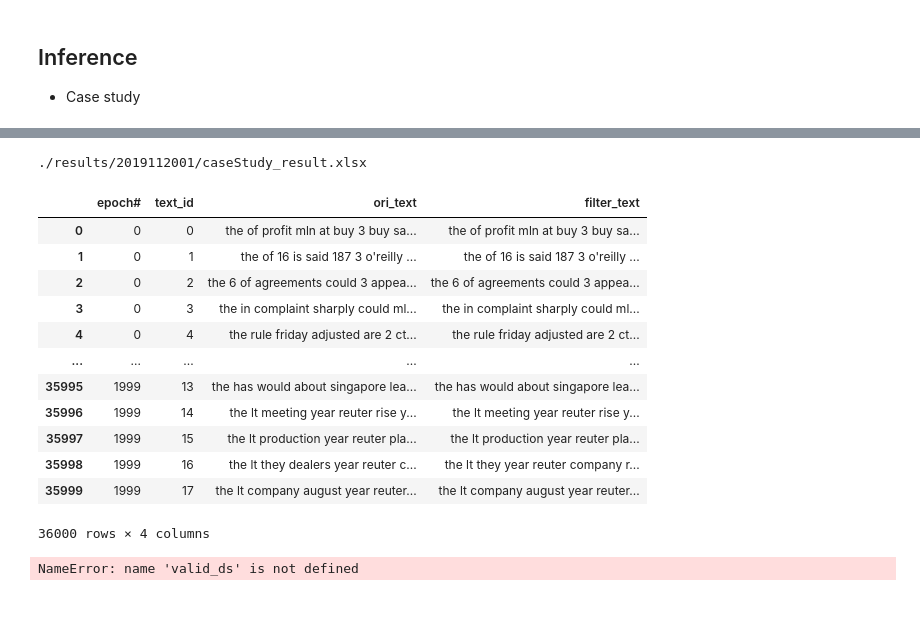
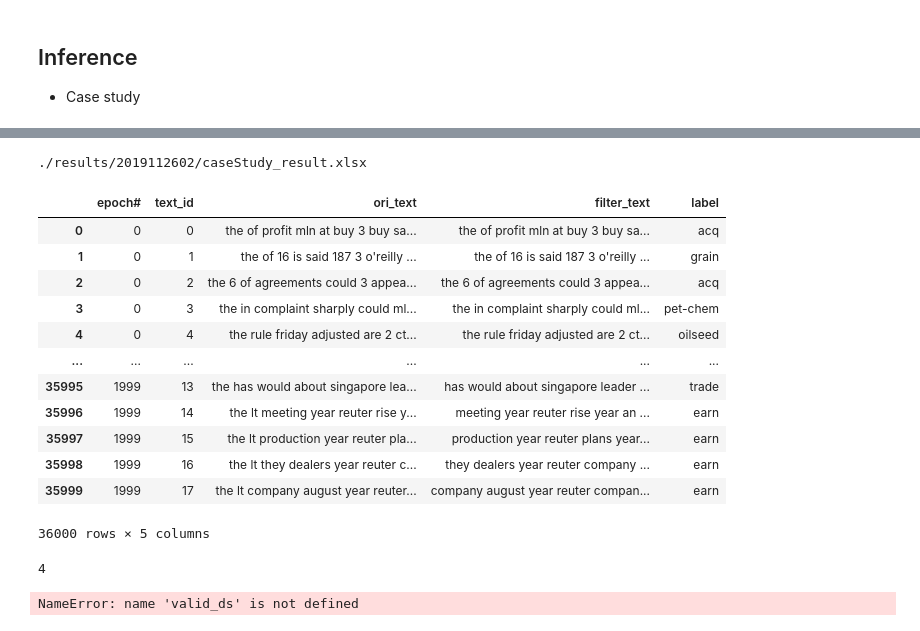
Before and after one commit to tychen5/SequenceFramework, a Jupyter notebook: 3-1.BaselineModel_Reuters.ipynb, the cells around one changed output, grey strips where cells are left out. Cells and saved outputs as stored; diff of their text form; code cells hidden in the pictures.

Commit message:
update SGD optmizer results

```diff
--- a/3-1.BaselineModel_Reuters.ipynb
+++ b/3-1.BaselineModel_Reuters.ipynb
@@ -430,7 +432,7 @@ test_ones = tf.keras.metrics.Mean(name='test_ones') #ones_num
 test_accuracy = tf.keras.metrics.SparseCategoricalAccuracy(name='test_accuracy')
 # %%
 # seperate partial model
-alpha = 0#0.000002 #pahse1: -0.1 / 0.0 ; phase2: 0.01~0.05~0.1 有1-就是希望1越多，沒1-就是希望0越多1越少
+alpha = 0.0000019#0.000002 #pahse1: -0.1 / 0.0 ; phase2: 0.01~0.05~0.1 有1-就是希望1越多，沒1-就是希望0越多1越少
 beta = 1.0 #clf loss 越大越要求分好
 gamma = 0.0 #seqloss 越大越要求連續
 #-0.001 / 1.0 / 1.0
@@ -444,7 +446,7 @@ def train_step(x,yc):
         #pred_imp3 = tf.clip_by_value(pred_imp,clip_value_max=1,clip_value_min=0)
         pred_imp2 = tf.math.round(pred_imp)
         loss1 = loss_object1(pred_imp) #有1-就是希望1越多，沒1-就是希望0越多1越少 #pahse2:alpha*loss_object1(pred_imp) ; phase1: alpha*(1-loss_object1(pred_imp))
-        pred_cat = model2(emb,pred_imp) #weight: pred_imp; 0/1: pred_imp2 #pahse1: pred_imp; phase2; pred_imp2
+        pred_cat = model2(emb,pred_imp2) #weight: pred_imp; 0/1binary: pred_imp2 。#pahse1: pred_imp; phase2; pred_imp2
         loss2 = loss_object2(yc, pred_cat)
         loss3 = 1-seq_loss(pred_imp2)
         loss = alpha*loss1 + beta*loss2 + gamma*loss3
@@ -470,7 +472,7 @@ def test_step(x,yc):
     #pred_imp3 = tf.clip_by_value(pred_imp,clip_value_max=1,clip_value_min=0)
     pred_imp2 = tf.math.round(pred_imp)
     loss1 = loss_object1(pred_imp) #phase2
-    pred_cat = model2(emb,pred_imp) #phase1: pred_imp ; phase2:pred_imp2
+    pred_cat = model2(emb,pred_imp2) #weight: pred_imp ; binary:pred_imp2
     loss2 = loss_object2(yc, pred_cat)
     loss3 = 1-seq_loss(pred_imp2)
     #t_loss = loss1 + loss2
@@ -601,7 +603,7 @@ def test_step(x,yc):
 '''
 # %%
 EPOCHS = 2000
-DateID = '2019112001'
+DateID = '2019112602'
 
 saveP1 = './model/'+DateID+'/model1'
 saveP2 = './model/'+DateID+'/model2'
@@ -621,6 +623,7 @@ test_ones_num = []
 
 int_ori_text =[]
 int_fil_text = []
+int_label = []
 # signature_dict = {'att':model1.att}
 
 gc.collect()
@@ -635,6 +638,7 @@ for epoch in range(EPOCHS):
         #test_step(test_text, test_labels) #original
     int_ori_text.append(ori.numpy())
     int_fil_text.append(fil.numpy())
+    int_label.append(test_labels.numpy())
 
     template = 'Epoch {}, Total Loss: {}, Clf Loss: {}, Filter Loss: {}, Seq Loss: {}, Accuracy Rate: {:5.2f}%, Ones Portion: {}, \
             Test_Total_Loss: {}, Test_Clf_Loss: {}, Test_Filter_Loss: {}, TEST_Seq_Loss: {}, Test_Accuracy_Rate: {:5.2f}%, Test_Ones_Portion: {}'
@@ -773,0 +746,25 @@ ID
+# %%
+labelID_dict = {'copper': 6, 'livestock': 28, 'gold': 25, 'money-fx': 19, 'ipi': 30, 'trade': 11,
+                'cocoa': 0, 'iron-steel': 31, 'reserves': 12, 'tin': 26, 'zinc': 37, 'jobs': 34,
+                'ship': 13, 'cotton': 14, 'alum': 23, 'strategic-metal': 27, 'lead': 45,
+                'housing': 7, 'meal-feed': 22, 'gnp': 21, 'sugar': 10, 'rubber': 32, 'dlr': 40,
+                'veg-oil': 2, 'interest': 20, 'crude': 16, 'coffee': 9, 'wheat': 5, 'carcass': 15,
+                'lei': 35, 'gas': 41, 'nat-gas': 17, 'oilseed': 24, 'orange': 38,
+                'heat': 33, 'wpi': 43, 'silver': 42, 'cpi': 18, 'earn': 3, 'bop': 36,
+                'money-supply': 8, 'hog': 44, 'acq': 4, 'pet-chem': 39, 'grain': 1, 'retail': 29} # 46個cat
+IDlabel_dict = {v: k for k, v in labelID_dict.items()}
+word_idx_pd = pd.DataFrame(data=word_index,index=["ID"]).T
+word_idx_pd['ori_word'] = word_idx_pd.index
+word_idx_pd = word_idx_pd.set_index(["ID"])
+print(word_idx_pd)
+
+def getKeysByValues(listOfValues,dfOfElements=word_idx_pd):
+    ori_word_li = []
+    for item in listOfValues:
+        key = item
+#         print(key)
+        if key == 0:
+            continue
+        ori_word = dfOfElements.loc[key][0]
+        ori_word_li.append(ori_word)
+    return ori_word_li
@@ -796,30 +809,34 @@ print(save_path)
 # %%
-col = ['epoch#','text_id','ori_text','filter_text']
+col = ['epoch#','text_id','ori_text','filter_text','label']
 df = pd.DataFrame(columns=col)
-for epoch,(text_ori,text_fil) in tqdm(enumerate(zip(word_ori_text,word_fil_text))):
-    for idx,(t_o,t_f) in enumerate(zip(text_ori,text_fil)):
-        temp = pd.Series([epoch,idx," ".join(t_o)," ".join(t_f)],col)
+for epoch,(text_ori,text_fil,labelID) in tqdm(enumerate(zip(word_ori_text,word_fil_text,int_label))):
+    for idx,(t_o,t_f,label) in enumerate(zip(text_ori,text_fil,labelID)):
+        temp = pd.Series([epoch,idx," ".join(t_o)," ".join(t_f),IDlabel_dict[label]],col)
         df = df.append(temp,ignore_index=True)
 
 save_path = save_dir + "caseStudy_result.xlsx"
 df.to_excel(save_path,index=False)
 print(save_path)
 df
 # %% [output]
-./results/2019112001/caseStudy_result.xlsx
+./results/2019112602/caseStudy_result.xlsx
-|  | epoch# | text_id | ori_text | filter_text |
-| 0 | 0 | 0 | the of profit mln at buy 3 buy sa... | the of profit mln at buy 3 buy sa... |
-| 1 | 0 | 1 | the of 16 is said 187 3 o'reilly ... | the of 16 is said 187 3 o'reilly ... |
-| 2 | 0 | 2 | the 6 of agreements could 3 appea... | the 6 of agreements could 3 appea... |
-| 3 | 0 | 3 | the in complaint sharply could ml... | the in complaint sharply could ml... |
-| 4 | 0 | 4 | the rule friday adjusted are 2 ct... | the rule friday adjusted are 2 ct... |
-| ... | ... | ... | ... | ... |
-| 35995 | 1999 | 13 | the has would about singapore lea... | the has would about singapore lea... |
-| 35996 | 1999 | 14 | the lt meeting year reuter rise y... | the lt meeting year reuter rise y... |
-| 35997 | 1999 | 15 | the lt production year reuter pla... | the lt production year reuter pla... |
-| 35998 | 1999 | 16 | the lt they dealers year reuter c... | the lt they year reuter company r... |
-| 35999 | 1999 | 17 | the lt company august year reuter... | the lt company august year reuter... |
+|  | epoch# | text_id | ori_text | filter_text | label |
+| 0 | 0 | 0 | the of profit mln at buy 3 buy sa... | the of profit mln at buy 3 buy sa... | acq |
+| 1 | 0 | 1 | the of 16 is said 187 3 o'reilly ... | the of 16 is said 187 3 o'reilly ... | grain |
+| 2 | 0 | 2 | the 6 of agreements could 3 appea... | the 6 of agreements could 3 appea... | acq |
+| 3 | 0 | 3 | the in complaint sharply could ml... | the in complaint sharply could ml... | pet-chem |
+| 4 | 0 | 4 | the rule friday adjusted are 2 ct... | the rule friday adjusted are 2 ct... | oilseed |
+| ... | ... | ... | ... | ... | ... |
+| 35995 | 1999 | 13 | the has would about singapore lea... | has would about singapore leader ... | trade |
+| 35996 | 1999 | 14 | the lt meeting year reuter rise y... | meeting year reuter rise year an ... | earn |
+| 35997 | 1999 | 15 | the lt production year reuter pla... | production year reuter plans year... | earn |
+| 35998 | 1999 | 16 | the lt they dealers year reuter c... | they dealers year reuter company ... | earn |
+| 35999 | 1999 | 17 | the lt company august year reuter... | company august year reuter compan... | earn |
-36000 rows × 4 columns
+36000 rows × 5 columns
+# %%
+label
+# %% [output]
+4
 # %%
 save_path = save_dir + "caseStudy_result.xlsx"
 df.to_excel(save_path,index=False)
```
Also changed, not shown: parts of 10 cells of this notebook, 8 other files.
